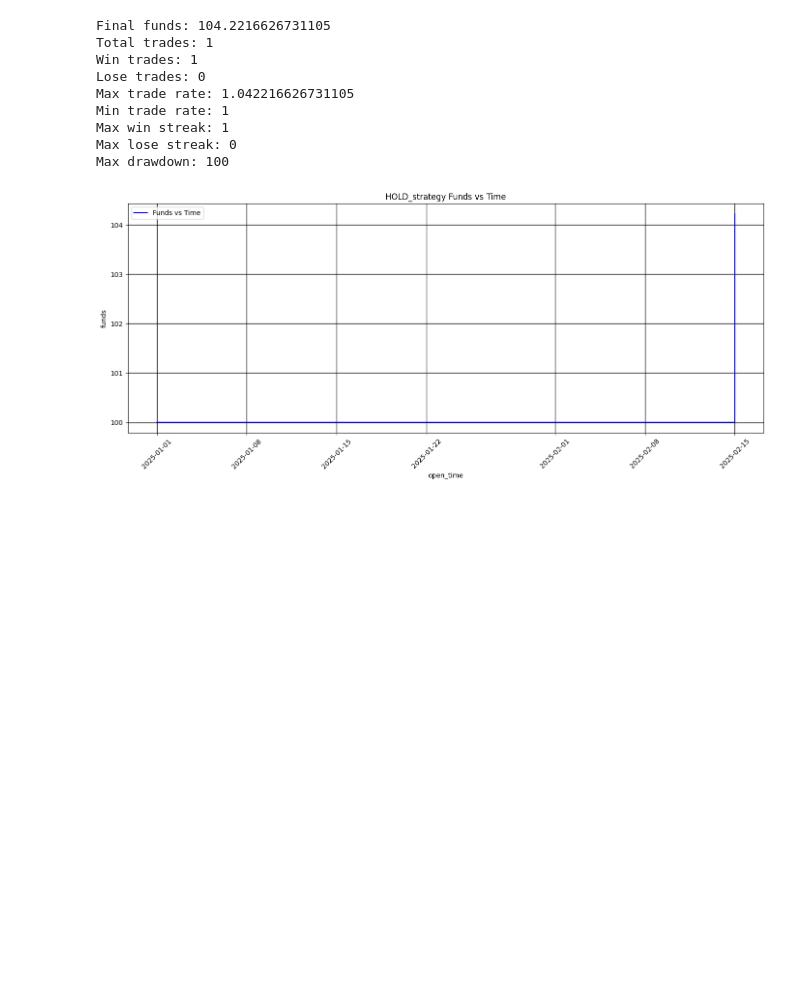
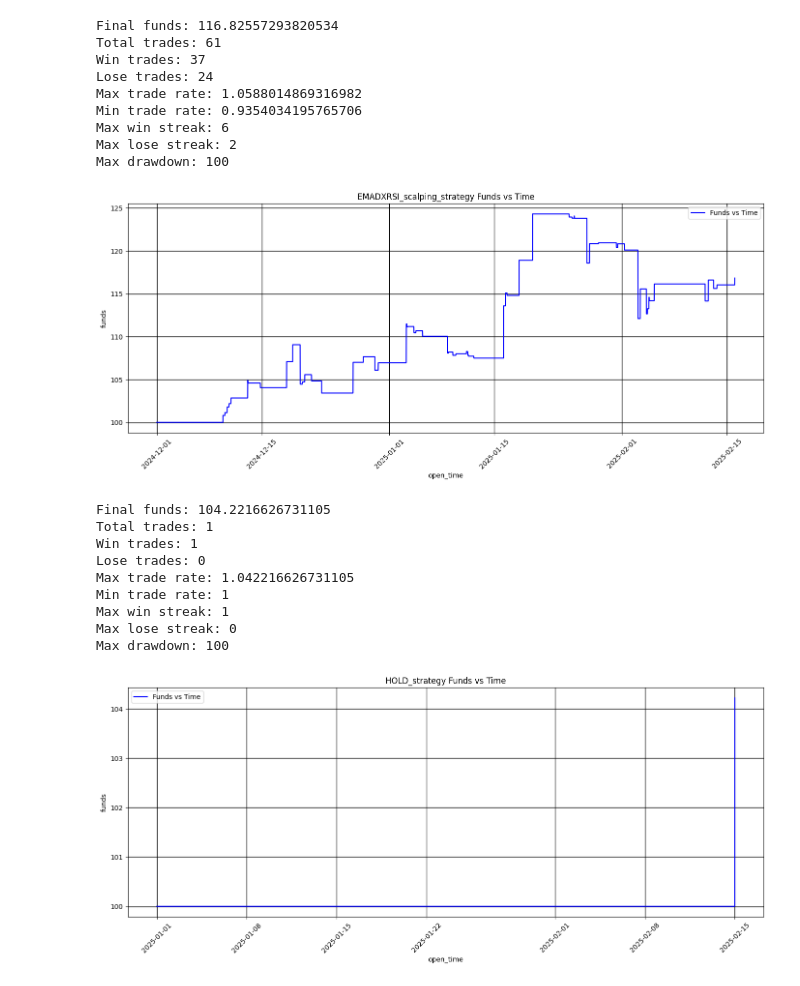
Before and after one commit to Pliperkiller/PhyNancy, a Jupyter notebook: data_analisys/da_param_optimization.ipynb, the cells around one changed output. Saved outputs shown, nothing was run; the diff lists cells and outputs as text; code cells hidden in the pictures; blank space fills up the shorter version.

```diff
--- a/data_analisys/da_param_optimization.ipynb
+++ b/data_analisys/da_param_optimization.ipynb
@@ -109,2 +112,41 @@ Max drawdown: 100
 # %%
 plot_strategy_signals(df, strategy,**best_params)
+# %%
+long_EMA=50
+trend_range=50
+trend_threshold=0.5
+support_range=500
+support_chance=0.01
+ADX_thresh=30
+ADX_period=5
+RSI_period=3
+RSI_overbought=80
+RSI_oversold=20
+vol_sma_period=20
+max_wait=5
+
+values = {
+    'long_EMA': long_EMA,
+    'trend_range': trend_range,
+    'trend_threshold': trend_threshold,
+    'support_range': support_range,
+    'support_chance': support_chance,
+    'ADX_thresh': ADX_thresh,
+    'ADX_period': ADX_period,
+    'RSI_period': RSI_period,
+    'RSI_overbought': RSI_overbought,
+    'RSI_oversold': RSI_oversold,
+    'max_wait': max_wait
+}
+detailed_true_backtest(df, strategy, **values)
+# %% [output]
+Final funds: 116.82557293820534
+Total trades: 61
+Win trades: 37
+Lose trades: 24
+Max trade rate: 1.0588014869316982
+Min trade rate: 0.9354034195765706
+Max win streak: 6
+Max lose streak: 2
+Max drawdown: 100
+[figure, added]
```
Also changed, not shown: parts of 4 cells of this notebook, 4 other files.
